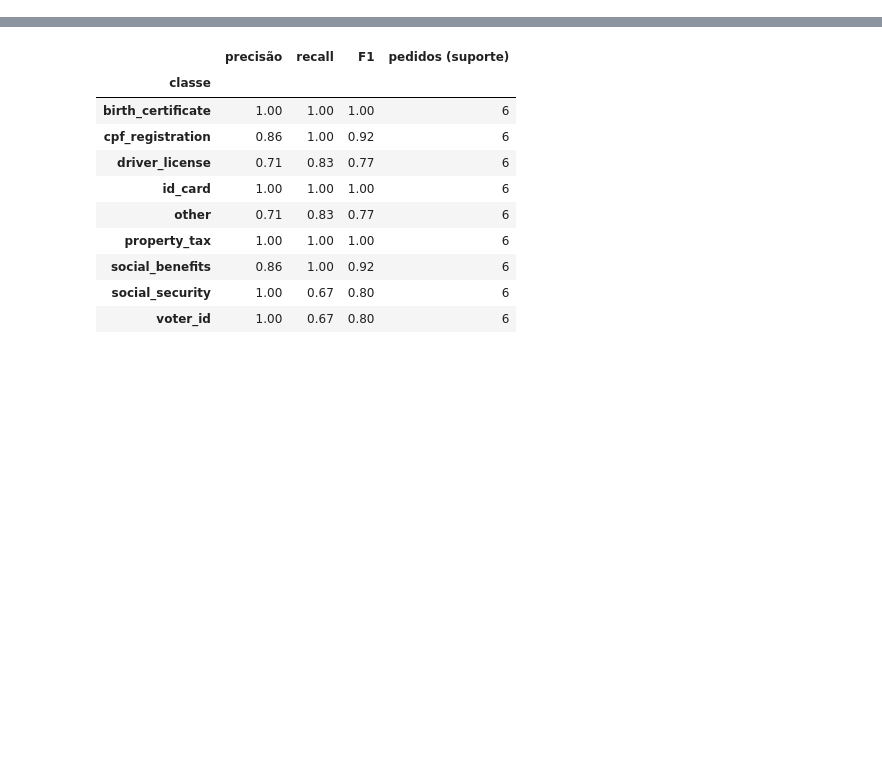
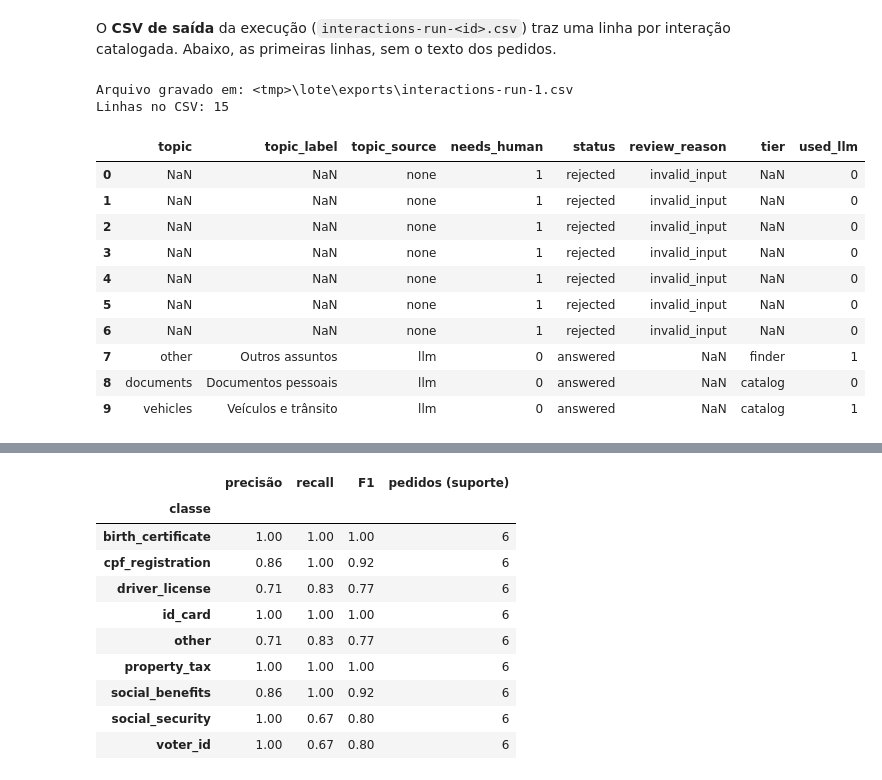
Before and after one commit to entregas-faculdade/GS-RPA-2S, a Jupyter notebook: notebooks/evidence.ipynb, the cells around one changed output, grey strips where cells are left out. Saved outputs shown, nothing was run; the diff lists cells and outputs as text; code cells hidden in the pictures; blank space fills up the shorter version.

```diff
--- a/notebooks/evidence.ipynb
+++ b/notebooks/evidence.ipynb
@@ -116,0 +188,6 @@ print(render_markdown(report))
+# %%
+batch_client = real_client()
+batch_deps = make_deps("lote", batch_client, LLM_ACTIVE)
+batch_report = run_batch("data/samples", batch_deps)
+shutdown_logging()
+print(render_markdown(batch_report))
@@ -134,0 +248,23 @@ Segunda execução, totais: {'answered': 0, 'queued_for_review': 0, 'rejected':
+# %% [markdown]
+O **CSV de saída** da execução (`interactions-run-<id>.csv`) traz uma linha por interação catalogada. Abaixo, as
+primeiras linhas, sem o texto dos pedidos.
+# %%
+csv_path = Path(batch_deps.settings.output_dir) / "exports" / f"interactions-run-{batch_report.run_id}.csv"
+print("Arquivo gravado em:", scrub(str(csv_path)))
+csv_rows = pd.read_csv(csv_path, encoding="utf-8")
+print("Linhas no CSV:", len(csv_rows))
+csv_rows[["topic", "topic_label", "topic_source", "needs_human", "status", "review_reason", "tier", "used_llm"]].head(10)
+# %% [output]
+Arquivo gravado em: <tmp>\lote\exports\interactions-run-1.csv
+Linhas no CSV: 15
+|  | topic | topic_label | topic_source | needs_human | status | review_reason | tier | used_llm |
+| 0 | NaN | NaN | none | 1 | rejected | invalid_input | NaN | 0 |
+| 1 | NaN | NaN | none | 1 | rejected | invalid_input | NaN | 0 |
+| 2 | NaN | NaN | none | 1 | rejected | invalid_input | NaN | 0 |
+| 3 | NaN | NaN | none | 1 | rejected | invalid_input | NaN | 0 |
+| 4 | NaN | NaN | none | 1 | rejected | invalid_input | NaN | 0 |
+| 5 | NaN | NaN | none | 1 | rejected | invalid_input | NaN | 0 |
+| 6 | NaN | NaN | none | 1 | rejected | invalid_input | NaN | 0 |
+| 7 | other | Outros assuntos | llm | 0 | answered | NaN | finder | 1 |
+| 8 | documents | Documentos pessoais | llm | 0 | answered | NaN | catalog | 0 |
+| 9 | vehicles | Veículos e trânsito | llm | 0 | answered | NaN | catalog | 1 |
```
Also changed, not shown: parts of 84 cells of this notebook, 5 other files.
